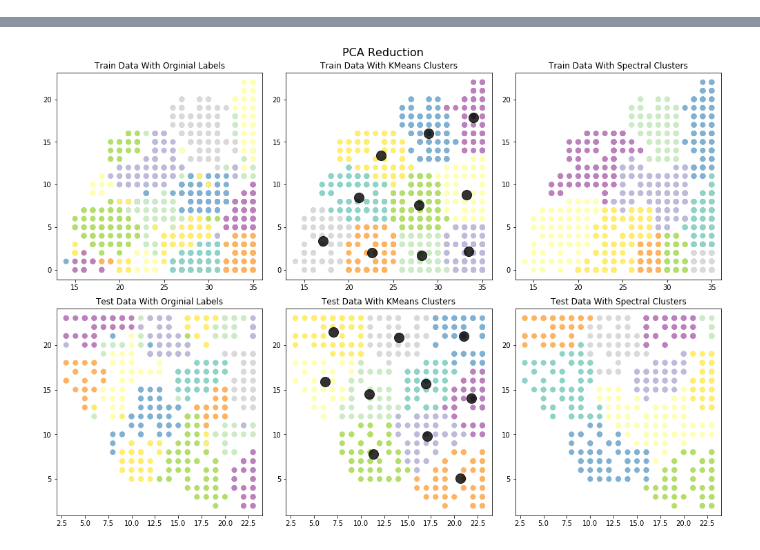
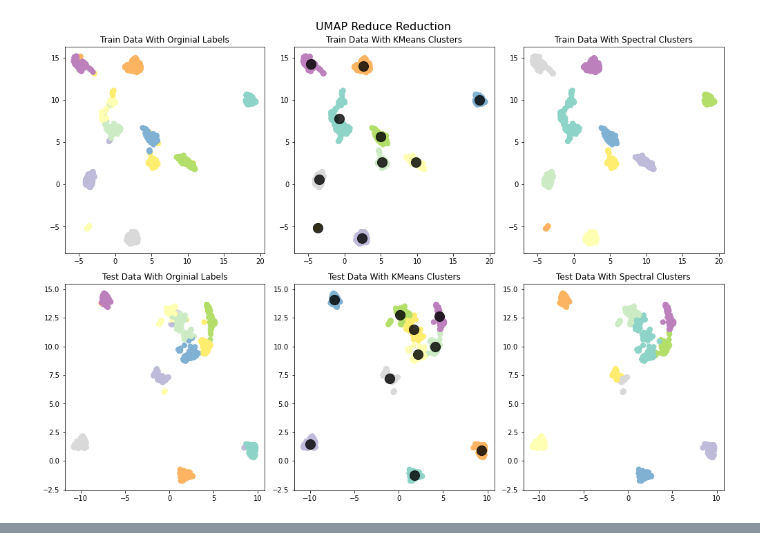
Before and after one commit to adalmia96/Clustering_Dim_Reduction, a Jupyter notebook: MNIST_Cluster.ipynb, the cells around one changed output, grey strips where cells are left out. Saved outputs shown, nothing was run; the diff lists cells and outputs as text; code cells hidden in the pictures.

```diff
--- a/MNIST_Cluster.ipynb
+++ b/MNIST_Cluster.ipynb
@@ -112,7 +87,8 @@ time: 1.12 ms (started: 2021-01-09 22:24:01 -05:00)
 # %%
 # Spectral clustering
 def spectral(X_train, X_test, y_train, y_test, n_clusters):
-  spectral = SpectralClustering(n_clusters=n_clusters, affinity='nearest_neighbors', random_state=0)
+  med = np.median(euclidean_distances(X_train))
+  spectral = SpectralClustering(n_clusters=n_clusters, gamma=2*(1/med)**2, random_state=0)
   y_pred_train = spectral.fit_predict(X_train)
   y_pred_test = spectral.fit_predict(X_test)
 
@@ -158,39 +141,42 @@ def tsne_reduce(X_train, X_test, dim):
   return X_train_tsne, X_test_tsne
 
 def umap_reduce(X_train, X_test, dim):
-  umapr = umap.UMAP(n_components=dim)
+  umapr = umap.UMAP(n_components=dim,  n_epochs = 800, n_jobs=1)
   X_train_umap = umapr.fit_transform(X_train)
   X_test_umap = umapr.fit_transform(X_test)
   return X_train_umap, X_test_umap
 
 
 def kernel_pca_reduce(X_train, X_test, dim):
-  kernal_pca = KernelPCA(n_components=dim, kernel='rbf')
-  X_train_kpca = kernal_pca.fit_transform(X_train)
-  X_test_kpca = kernal_pca.fit_transform(X_test)
+
+  #kernal_pca = KernelPCA(n_components=dim, kernel='rbf', gamma=2*(1/2610)**2, n_jobs=6)
+  print("here1")
+  X_train_kpca = stepwise_kpca(X_train, 2*(1/2610)**2, dim)
+  X_test_kpca = stepwise_kpca(X_test, 2*(1/2610)**2, dim) #kernal_pca.fit_transform(X_test)
 
   return X_train_kpca, X_test_kpca
 
 def som_reduce(X_train, X_test, dim):
 
   grid_size_train = math.ceil(np.sqrt(len(X_train)))
-  som = MiniSom(grid_size_train, grid_size_train, X_train.shape[1])
+  som = MiniSom(grid_size_train, grid_size_train, X_train.shape[1], sigma=4, learning_rate=0.5, neighborhood_function='triangle')
   som.pca_weights_init(X_train)
   som.train(X_train, 5000, random_order=True, verbose=False)
-  print("here")
-  X_train_som = np.array([som.winner(x) for x in X_train])
+  X_train_som = np.array(Parallel(n_jobs=1)(delayed(som.winner)(x) for x in tqdm(X_train)))
+  #X_train_som = np.array([som.winner(x) for x in X_train])
 
 
   grid_size_test = math.ceil(np.sqrt(len(X_test)))
-  som = MiniSom(grid_size_test, grid_size_test, X_train.shape[1])
+  som = MiniSom(grid_size_test, grid_size_test, X_train.shape[1], sigma=4, learning_rate=0.5, neighborhood_function='triangle')
   som.pca_weights_init(X_test)
   som.train(X_test, 5000, random_order=True, verbose=False)
-  print("here")
-  X_test_som = np.array([som.winner(x) for x in X_test])
+  X_test_som = np.array(Parallel(n_jobs=1)(delayed(som.winner)(x) for x in tqdm(X_test)))
 
 
 
   return X_train_som, X_test_som
+
+
 
 
 
@@ -246,33 +232,32 @@ def visualize(X_train, X_test, y_train, y_test, reduce, title, n_clusters):
 
   # Train spectral labels
   plt.subplot(2, 3, 3)
   plt.gca().set_title('Train Data With Spectral Clusters')
   plt.scatter(X_train_r[:, 0], X_train_r[:, 1], c= spy_pred_train, s=50, cmap='Set3')
 
 
   # Test orginial labels
   plt.subplot(2, 3, 4)
   plt.gca().set_title('Test Data With Orginial Labels')
   plt.scatter(X_test_r[:, 0], X_test_r[:, 1], c= y_test, s=50, cmap='Set3')
 
   # Test kmeans labels
   plt.subplot(2, 3, 5)
   plt.gca().set_title('Test Data With KMeans Clusters')
   plt.scatter(X_test_r[:, 0], X_test_r[:, 1], c= kmy_pred_test, s=50, cmap='Set3')
   plt.scatter(test_centers[:, 0], test_centers[:, 1], c='black', s=200, alpha=0.8)
 
   # Test spectral labels
   plt.subplot(2, 3, 6)
   plt.gca().set_title('Test Data With Spectral Clusters')
   plt.scatter(X_test_r[:, 0], X_test_r[:, 1], c= spy_pred_test, s=50, cmap='Set3')
 
   fig.suptitle(title + " Reduction", fontsize=16)
 
   fig.tight_layout()
   fig.subplots_adjust(top=0.93)
   plt.show()
 
-
-
-visualize(digits_X_train, digits_X_test, digits_y_train, digits_y_test, som_reduce, "PCA", 10)
+visualize(digits_X_train, digits_X_test, digits_y_train, digits_y_test,  umap_reduce, "UMAP Reduce", 10)
 # %% [output]
+[figure, new version]
@@ -281 +264,0 @@ here
-[figure, old version]
```
Also changed, not shown: parts of 12 cells of this notebook, 18 other files.
